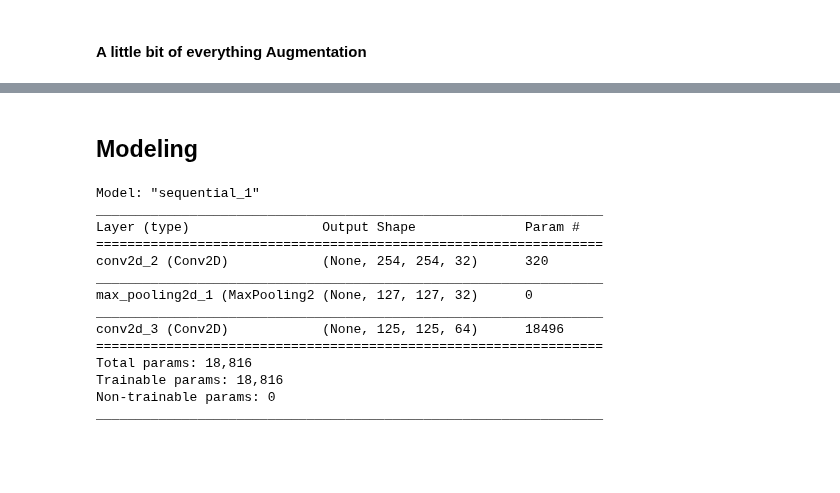
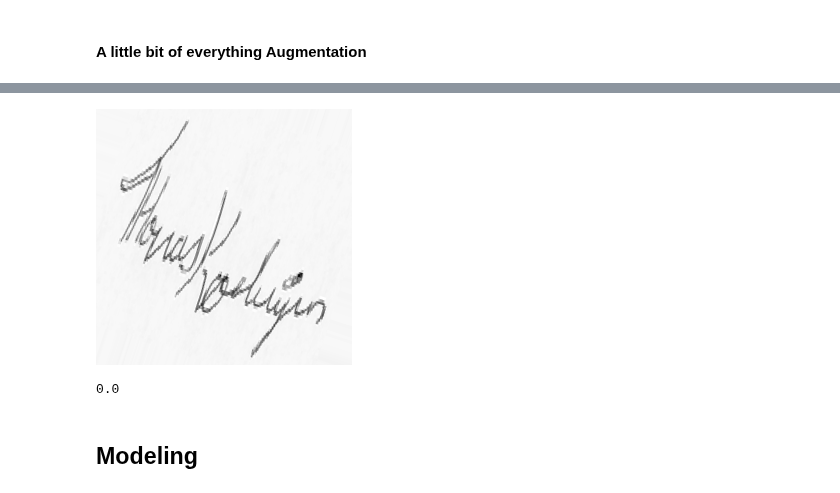
Before and after one commit to ZachRauch/Detecting_Signature_Fraud, a Jupyter notebook: Workspace/Notebook1.ipynb, the cells around one changed output, grey strips where cells are left out. Saved outputs shown, nothing was run; the diff lists cells and outputs as text; code cells hidden in the pictures; blank space fills up the shorter version.

```diff
--- a/Workspace/Notebook1.ipynb
+++ b/Workspace/Notebook1.ipynb
@@ -143,10 +193,16 @@ new_labels4.shape
+# %%
+aug6_images, aug6_labels = next(aug5_data)
+# %%
+new_images6 = np.concatenate([new_images5, aug6_images])
+new_labels6 = np.concatenate([new_labels5, aug6_labels])
 # %% [markdown]
 #### A little bit of everything Augmentation
 # %%
-aug = ImageDataGenerator(zoom_range=[.7,.9], width_shift_range=.15, height_shift_range=.15, rotation_range=15)
-aug.fit(new_images4)
-aug_data_final = aug.flow(new_images4, new_labels4, batch_size=960)
+aug = ImageDataGenerator(zoom_range=[.7,.9], width_shift_range=.15, height_shift_range=.15, rotation_range=15, shear_range=15, brightness_range=(1,1.5))
+aug.fit(new_images6)
+aug_data_final = aug.flow(new_images6, new_labels6, batch_size=1680)
 # %%
 aug_final_images, aug_final_labels = next(aug_data_final)
 # %%
-final_images = np.concatenate([new_images4, aug_final_images])
+final_images = np.concatenate([new_images6, aug_final_images])
+final_labels = np.concatenate([new_labels6, aug_final_labels])
@@ -163,2 +217,10 @@ final_labels.shape
+# %%
+array_to_img(final_images[0])
+# %% [output]
+[figure, added]
+# %%
+final_labels[0]
+# %% [output]
+0.0
 # %% [markdown]
 ## Modeling
@@ -176,17 +226,0 @@ model.add(layers.Conv2D(64, (3,3), activation='relu'))
-# %%
-model.summary()
-# %% [output]
-Model: "sequential_1"
-_________________________________________________________________
-Layer (type)                 Output Shape              Param #
-=================================================================
-conv2d_2 (Conv2D)            (None, 254, 254, 32)      320
-_________________________________________________________________
-max_pooling2d_1 (MaxPooling2 (None, 127, 127, 32)      0
-_________________________________________________________________
-conv2d_3 (Conv2D)            (None, 125, 125, 64)      18496
-=================================================================
-Total params: 18,816
-Trainable params: 18,816
-Non-trainable params: 0
-_________________________________________________________________
```
Also changed, not shown: parts of 105 cells of this notebook, 1 other file.
